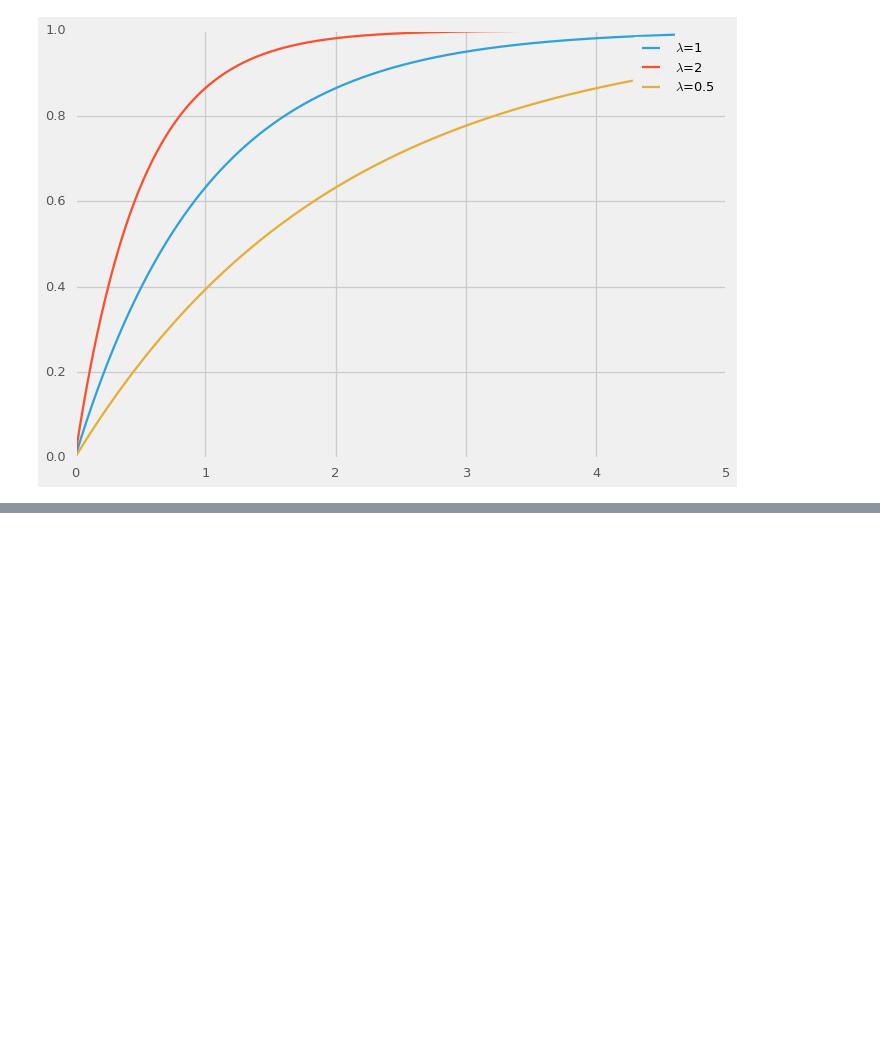
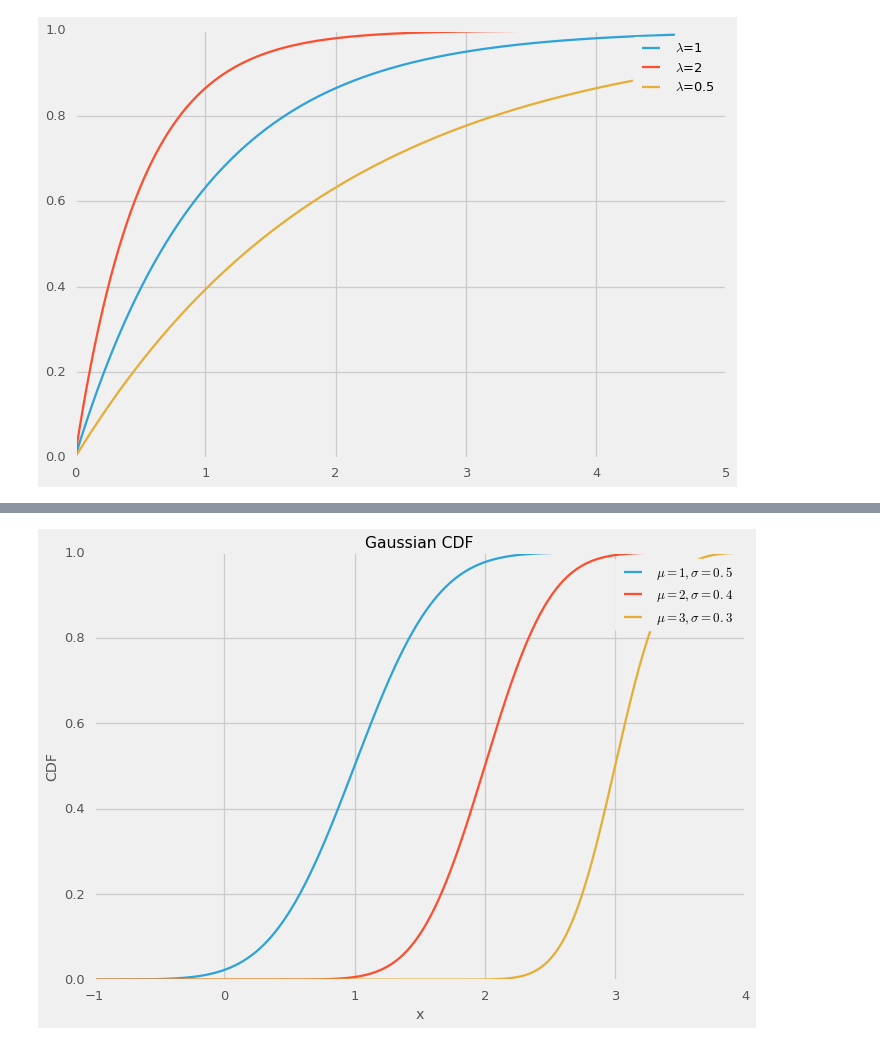
Before and after one commit to doolingdavid/ThinkStats2, a Jupyter notebook: code/thoroughnotes.ipynb, the cells around one changed output, grey strips where cells are left out. Cells and saved outputs as stored; diff of their text form; code cells hidden in the pictures; blank space fills up the shorter version.

```diff
--- a/code/thoroughnotes.ipynb
+++ b/code/thoroughnotes.ipynb
@@ -2306,0 +2349,17 @@ plt.legend();
+# %%
+from scipy.stats import norm
+#x = np.linspace(norm.ppf(0.01),norm.ppf(0.99),1000)
+x = np.linspace(-1,4,2000)
+rv1= norm(loc=1.,scale=0.5)
+rv2 = norm(loc=2,scale=0.4)
+rv3 = norm(loc=3,scale=0.3)
+plt.plot(x, rv1.cdf(x),label="$\mu = 1, \sigma=0.5$")
+plt.plot(x, rv2.cdf(x),label="$\mu=2, \sigma=0.4$")
+plt.plot(x, rv3.cdf(x), label="$\mu=3, \sigma=0.3$")
+plt.title("Gaussian CDF")
+plt.xlabel("x")
+plt.ylabel("CDF")
+plt.xlim(-1,4)
+plt.legend();
+# %% [output]
+[figure, added]
```
Also changed, not shown: parts of 8 cells of this notebook, 1 other file.
